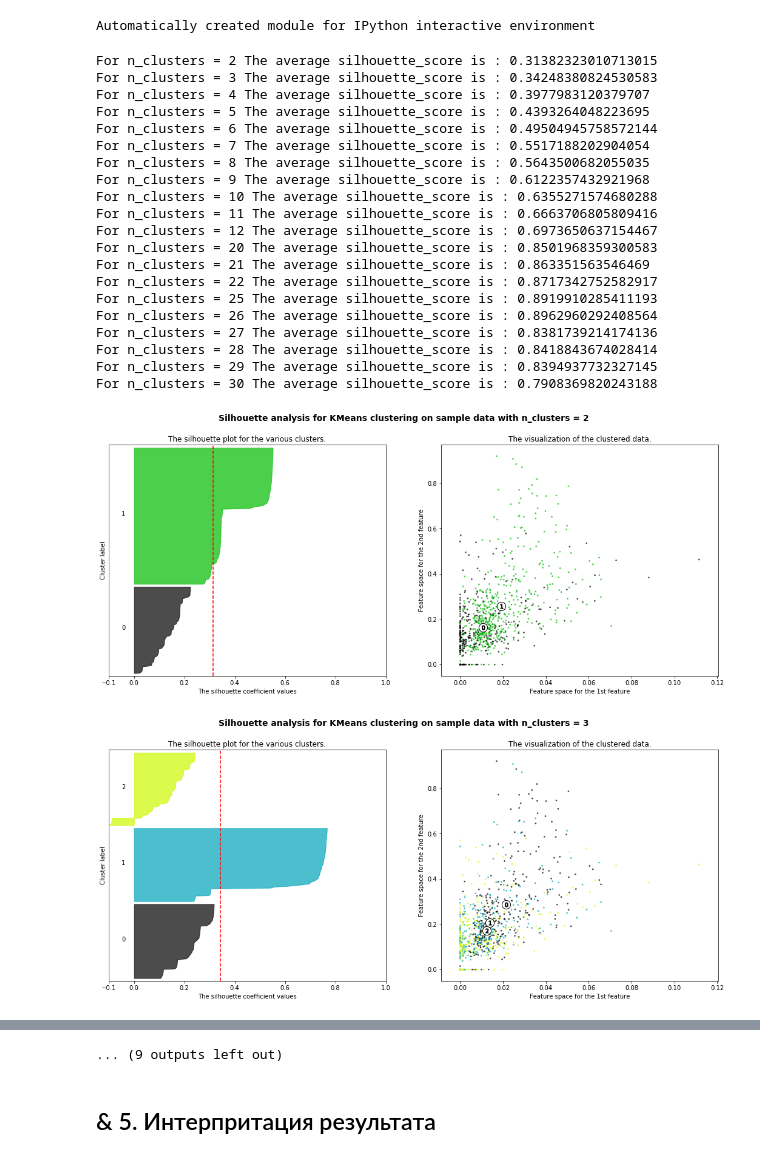
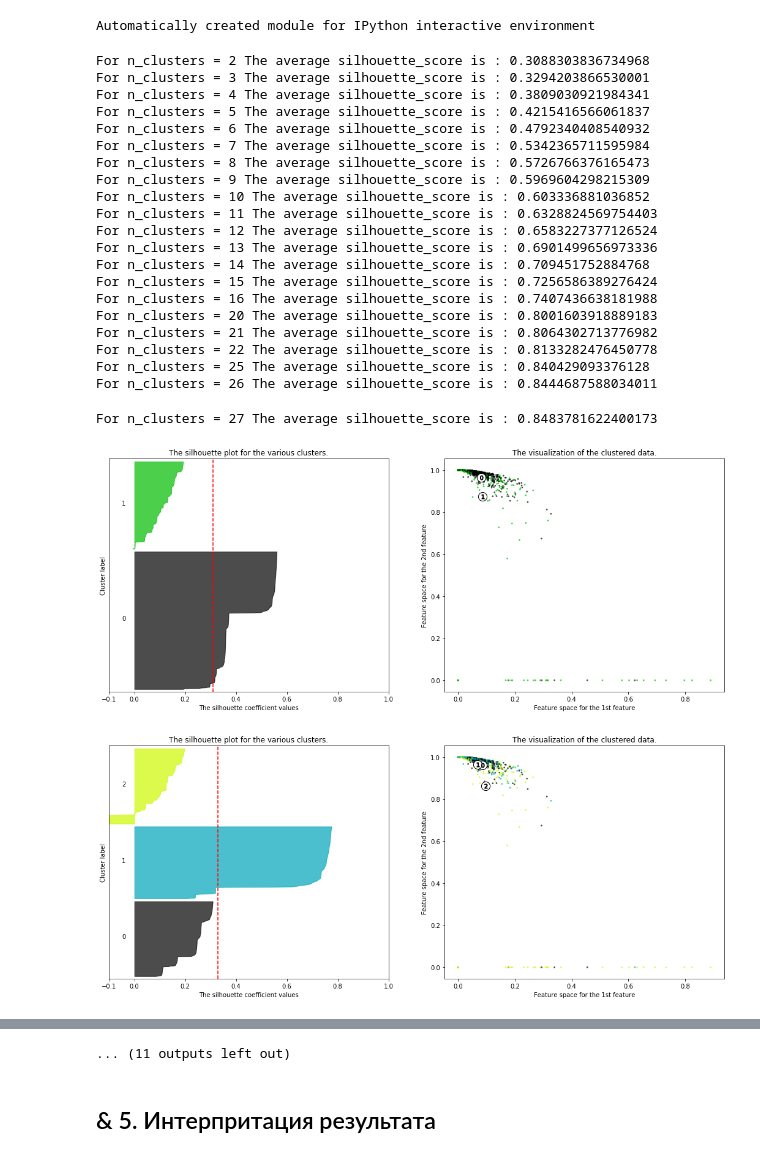
Before and after one commit to anafisa/GPN_2020, a Jupyter notebook: shop_clustering .ipynb, the cells around one changed output, grey strips where cells are left out. Saved outputs shown, nothing was run; the diff lists cells and outputs as text; code cells hidden in the pictures.

```diff
--- a/shop_clustering .ipynb
+++ b/shop_clustering .ipynb
@@ -635,0 +626,3 @@ array([[-1.11 , -0.974, -0.614, ..., -0.601, -0.264, -0.891],
+# %%
+col = ['Съедобный хлам', 'Солярка', 'Оружие', 'Ядер-Кола', 'Броня и одежда','Жидкости для тачки', 'Хлам', 'Патроны', 'Медпрепараты и еда']
+new_idea[col] = pd.DataFrame(preprocessing.normalize(new_idea[col]), columns = col )
@@ -829,7 +912,7 @@ print(__doc__)
 def show_cluster(data2):
     data2 = data2.to_numpy()
 
-    range_n_clusters = [2, 3, 4, 5, 6, 7, 8, 9, 10, 11, 12, 20, 21, 22, 25, 26, 27, 28,29,30]
+    range_n_clusters = [2, 3, 4, 5, 6, 7, 8, 9, 10, 11, 12, 13, 14, 15, 16, 20, 21, 22, 25, 26, 27]
 
     for n_clusters in range_n_clusters:
         # Create a subplot with 1 row and 2 columns
@@ -839,10 +922,10 @@ def show_cluster(data2):
         # The 1st subplot is the silhouette plot
         # The silhouette coefficient can range from -1, 1 but in this example all
         # lie within [-0.1, 1]
-        ax1.set_xlim([-0.1, 1])
+        ax1.set_xlim([0, 0.6])
         # The (n_clusters+1)*10 is for inserting blank space between silhouette
         # plots of individual clusters, to demarcate them clearly.
-        ax1.set_ylim([0, len(data2) + (n_clusters + 1) * 10])
+        ax1.set_ylim([0.6, len(data2) + (n_clusters + 1) * 10])
 
         # Initialize the clusterer with n_clusters value and a random generator
         # seed of 10 for reproducibility.
@@ -919,27 +1002,28 @@ def show_cluster(data2):
 # %% [output]
 Automatically created module for IPython interactive environment
 # %%
-show_cluster(df3)
+show_cluster(new_idea)
 # %% [output]
-For n_clusters = 2 The average silhouette_score is : 0.31382323010713015
-For n_clusters = 3 The average silhouette_score is : 0.34248380824530583
-For n_clusters = 4 The average silhouette_score is : 0.3977983120379707
-For n_clusters = 5 The average silhouette_score is : 0.4393264048223695
-For n_clusters = 6 The average silhouette_score is : 0.49504945758572144
-For n_clusters = 7 The average silhouette_score is : 0.5517188202904054
-For n_clusters = 8 The average silhouette_score is : 0.5643500682055035
-For n_clusters = 9 The average silhouette_score is : 0.6122357432921968
-For n_clusters = 10 The average silhouette_score is : 0.6355271574680288
-For n_clusters = 11 The average silhouette_score is : 0.6663706805809416
-For n_clusters = 12 The average silhouette_score is : 0.6973650637154467
-For n_clusters = 20 The average silhouette_score is : 0.8501968359300583
-For n_clusters = 21 The average silhouette_score is : 0.863351563546469
-For n_clusters = 22 The average silhouette_score is : 0.8717342752582917
-For n_clusters = 25 The average silhouette_score is : 0.8919910285411193
-For n_clusters = 26 The average silhouette_score is : 0.8962960292408564
-For n_clusters = 27 The average silhouette_score is : 0.8381739214174136
-For n_clusters = 28 The average silhouette_score is : 0.8418843674028414
-For n_clusters = 29 The average silhouette_score is : 0.8394937732327145
-For n_clusters = 30 The average silhouette_score is : 0.7908369820243188
+For n_clusters = 2 The average silhouette_score is : 0.3088303836734968
+For n_clusters = 3 The average silhouette_score is : 0.3294203866530001
+For n_clusters = 4 The average silhouette_score is : 0.3809030921984341
+For n_clusters = 5 The average silhouette_score is : 0.4215416566061837
+For n_clusters = 6 The average silhouette_score is : 0.4792340408540932
+For n_clusters = 7 The average silhouette_score is : 0.5342365711595984
+For n_clusters = 8 The average silhouette_score is : 0.5726766376165473
+For n_clusters = 9 The average silhouette_score is : 0.5969604298215309
+For n_clusters = 10 The average silhouette_score is : 0.603336881036852
+For n_clusters = 11 The average silhouette_score is : 0.6328824569754403
+For n_clusters = 12 The average silhouette_score is : 0.6583227377126524
+For n_clusters = 13 The average silhouette_score is : 0.6901499656973336
+For n_clusters = 14 The average silhouette_score is : 0.709451752884768
+For n_clusters = 15 The average silhouette_score is : 0.7256586389276424
+For n_clusters = 16 The average silhouette_score is : 0.7407436638181988
+For n_clusters = 20 The average silhouette_score is : 0.8001603918889183
+For n_clusters = 21 The average silhouette_score is : 0.8064302713776982
+For n_clusters = 22 The average silhouette_score is : 0.8133282476450778
+For n_clusters = 25 The average silhouette_score is : 0.840429093376128
+For n_clusters = 26 The average silhouette_score is : 0.8444687588034011
+For n_clusters = 27 The average silhouette_score is : 0.8483781622400173
-[figure, old version]
+[figure, new version]
-[figure, old version]
+[figure, new version]
@@ -955,4 +1038,4 @@ For n_clusters = 30 The average silhouette_score is : 0.7908369820243188
-... (9 outputs left out)
+... (11 outputs left out)
 # %% [markdown]
 ## & 5. Интерпритация результата
 # %%
```
Also changed, not shown: parts of 106 cells of this notebook.
